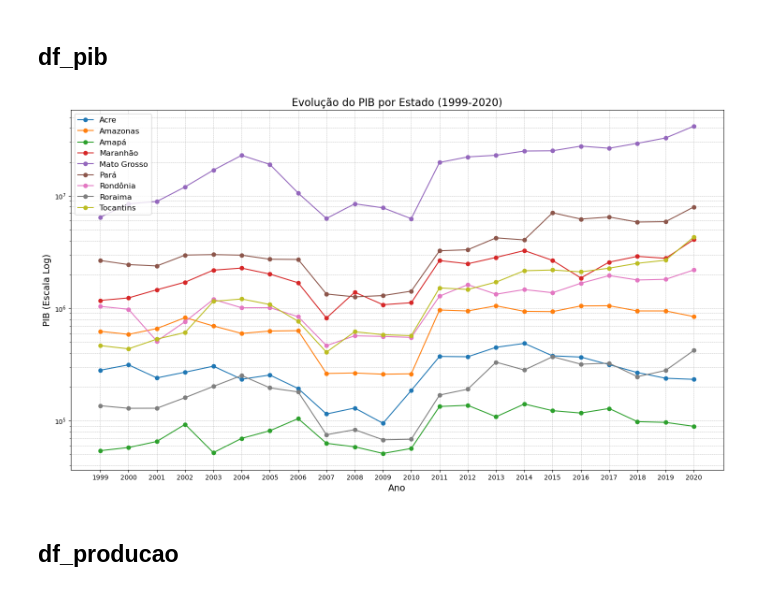
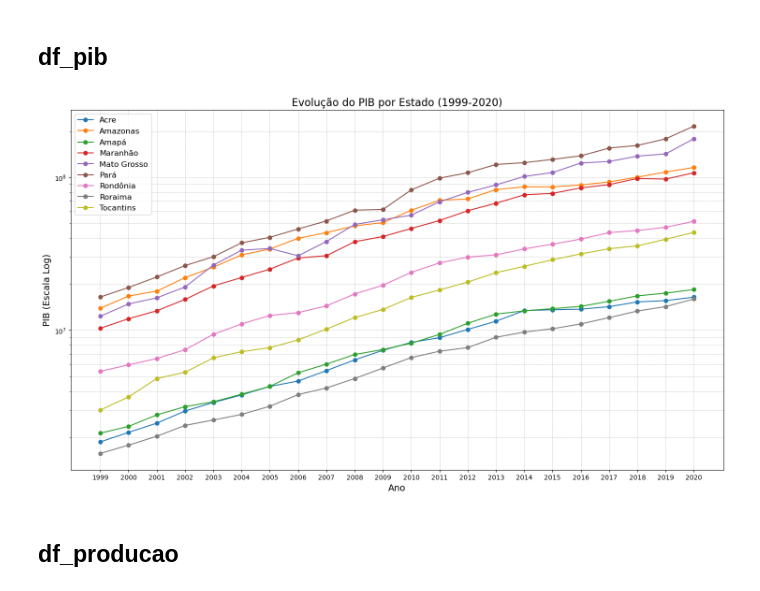
Before and after one commit to LABSensing/LabSesing-case-study, a Jupyter notebook: Código/processamento_dados.ipynb, the cells around one changed output. Drawn from its saved outputs; the diff is of its cells as text; code cells hidden in the pictures.

```diff
--- a/Código/processamento_dados.ipynb
+++ b/Código/processamento_dados.ipynb
@@ -132,28 +132,28 @@ df_pib.head()   # Dados do PIB Estadual
 # %%
 # Lista de anos como strings (caso os anos sejam os mesmos do df_producao)
 anos_str = [str(year) for year in range(1999, 2021)]
 
 # Criar um gráfico de linhas para visualizar os valores reais do PIB por estado ao longo dos anos
 plt.figure(figsize=(18, 10))
 
-for i, estado in enumerate(df_producao["Estado"].unique()):
-    dados_estado = df_producao[df_producao["Estado"] == estado][anos_str].iloc[0]
+for i, estado in enumerate(df_pib["Estado"].unique()):
+    dados_estado = df_pib[df_pib["Estado"] == estado][anos_str].iloc[0]
     linha, = plt.plot(anos_str, dados_estado, marker='o', linestyle='-', label=estado)
     cores_estado[estado] = linha.get_color()  # Salvar a cor atribuída automaticamente pelo matplotlib
 
 plt.xlabel("Ano", fontsize=14)
 plt.ylabel("PIB (Escala Log)", fontsize=14)
 plt.title("Evolução do PIB por Estado (1999-2020)", fontsize=16)
 plt.legend(fontsize=12, loc="best")
 plt.grid(True, which="both", linestyle="--", linewidth=0.5)
 
 # Ajustar a escala do eixo Y para log base 10
 plt.yscale('log')
 
 # Exibir o gráfico
 plt.show()
 # %% [output]
-[figure, old version]
+[figure, new version]
 # %% [markdown]
 ## df_producao
 # %%
```
Also changed, not shown: parts of 4 cells of this notebook.
